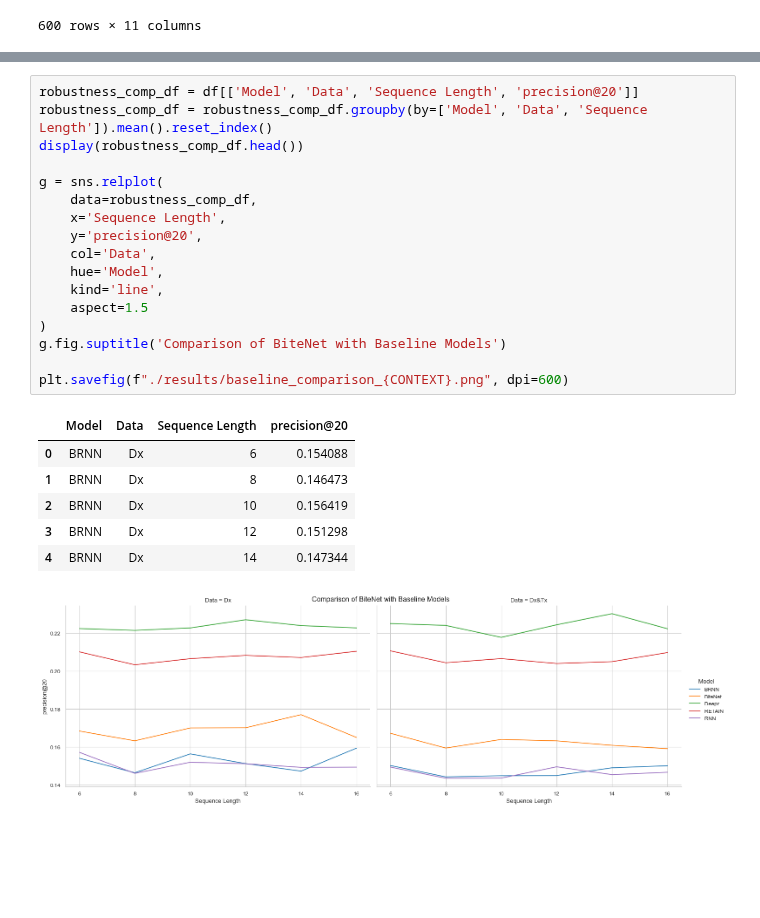
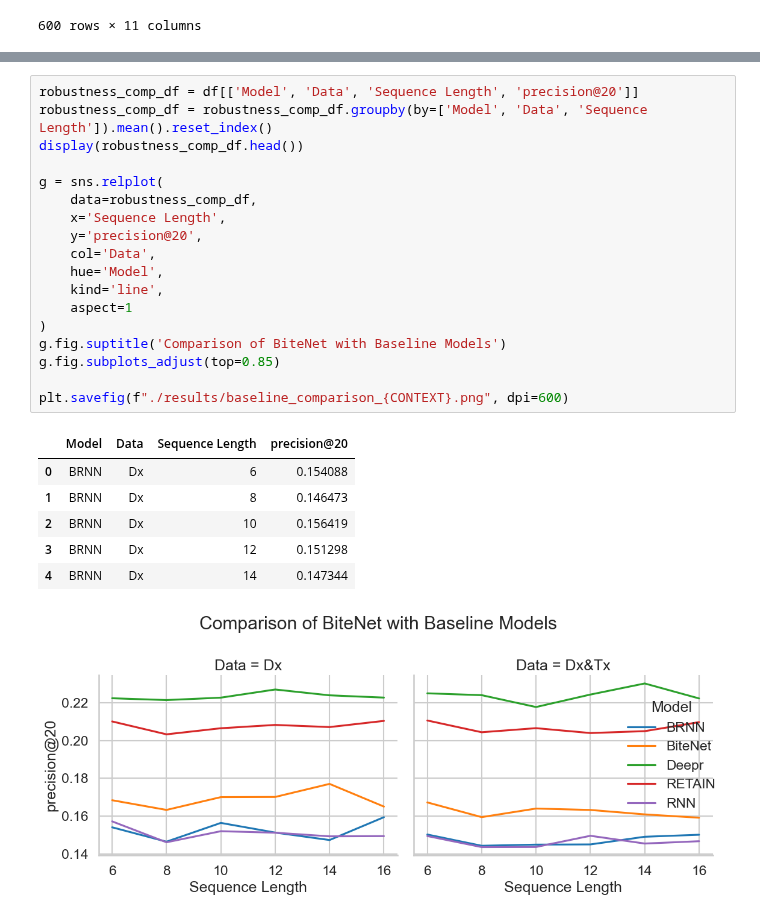
Before and after one commit to greenwaltc/CS598-DL4H-Final-Project, a Jupyter notebook: data_analysis.ipynb, the cells around one changed output, grey strips where cells are left out. Cells and saved outputs as stored; diff of their text form; blank space fills up the shorter version.

```diff
--- a/data_analysis.ipynb
+++ b/data_analysis.ipynb
@@ -68,28 +68,29 @@ display(grouped_df)
 # %%
 robustness_comp_df = df[['Model', 'Data', 'Sequence Length', 'precision@20']]
 robustness_comp_df = robustness_comp_df.groupby(by=['Model', 'Data', 'Sequence Length']).mean().reset_index()
 display(robustness_comp_df.head())
 
 g = sns.relplot(
     data=robustness_comp_df,
     x='Sequence Length',
     y='precision@20',
     col='Data',
     hue='Model',
     kind='line',
-    aspect=1.5
+    aspect=1
 )
 g.fig.suptitle('Comparison of BiteNet with Baseline Models')
+g.fig.subplots_adjust(top=0.85)
 
 plt.savefig(f"./results/baseline_comparison_{CONTEXT}.png", dpi=600)
 # %% [output]
 |  | Model | Data | Sequence Length | precision@20 |
 | 0 | BRNN | Dx | 6 | 0.154088 |
 | 1 | BRNN | Dx | 8 | 0.146473 |
 | 2 | BRNN | Dx | 10 | 0.156419 |
 | 3 | BRNN | Dx | 12 | 0.151298 |
 | 4 | BRNN | Dx | 14 | 0.147344 |
-[figure, old version]
+[figure, new version]
 # %%
 layers_df = perform_df_mapping(pd.read_csv("./results/changing_n_layers.csv"))
 layers_df = pd.melt(layers_df,
```
Also changed, not shown: parts of 4 cells of this notebook, 6 other files.
